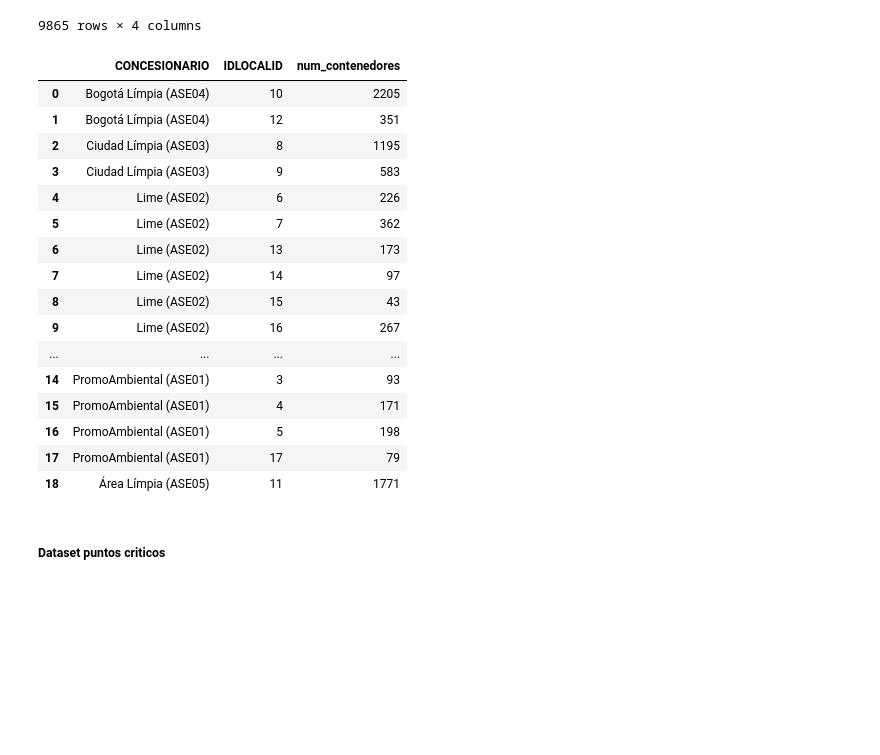
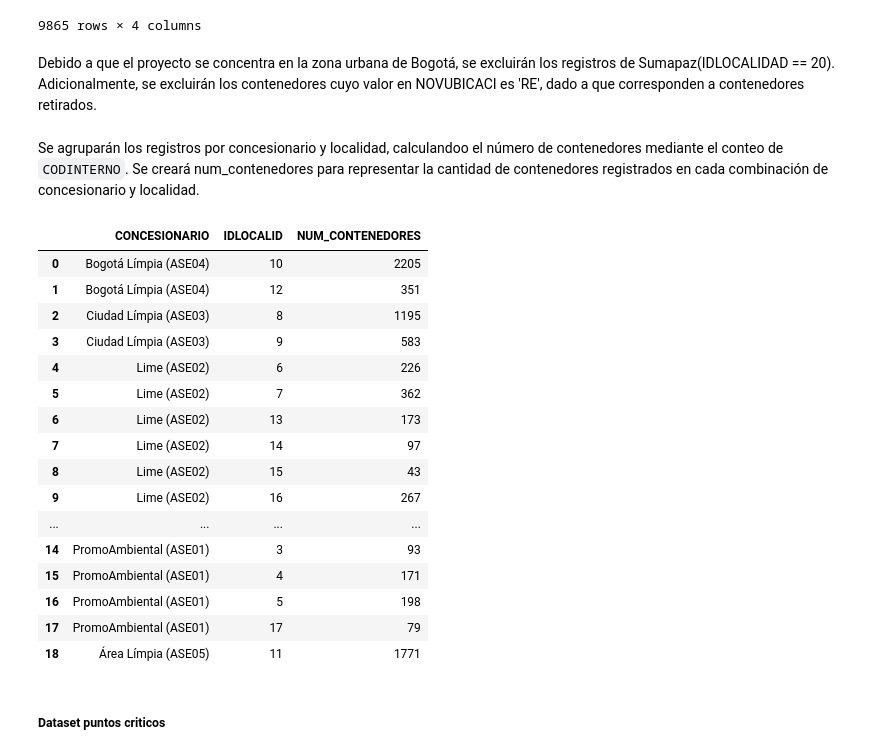
Before and after one commit to Ale92009/DATA1002_Proyecto2, a Jupyter notebook: notebooks/desarrollo.ipynb, the cells around one changed output. Cells and saved outputs as stored; diff of their text form; code cells hidden in the pictures; blank space fills up the shorter version.

```diff
--- a/notebooks/desarrollo.ipynb
+++ b/notebooks/desarrollo.ipynb
@@ -112,14 +309,18 @@ df_contenedores
 | 9863 | PromoAmbiental (ASE01) | 5 | AP201P038 | ET |
 | 9864 | PromoAmbiental (ASE01) | 1 | AP201P040 | ET |
 9865 rows × 4 columns
+# %% [markdown]
+Debido a que el proyecto se concentra en la zona urbana de Bogotá, se excluirán los registros de Sumapaz(IDLOCALIDAD == 20). Adicionalmente, se excluirán los contenedores cuyo valor en NOVUBICACI es 'RE', dado a que corresponden a contenedores retirados.
 # %%
-df_contenedores_limpio = df_contenedores[(df_contenedores['IDLOCALID'] != 20) & ((df_contenedores['NOVUBICACI'] == 'UC') | (df_contenedores['NOVUBICACI'] == 'ET'))]
+df_contenedores_limpio = df_contenedores[(df_contenedores['IDLOCALID'] != 20) & (df_contenedores['NOVUBICACI'] != 'RE')]
+# %% [markdown]
+Se agruparán los registros por concesionario y localidad, calculandoo el número de contenedores mediante el conteo de `CODINTERNO`. Se creará num_contenedores para representar la cantidad de contenedores registrados en cada combinación de concesionario y localidad.
 # %%
 contenedores = df_contenedores_limpio.groupby(['CONCESIONARIO', 'IDLOCALID'], as_index=False).agg(
-    num_contenedores=('CODINTERNO', 'count'))
+    NUM_CONTENEDORES=('CODINTERNO', 'count'))
 contenedores
 # %% [output]
-|  | CONCESIONARIO | IDLOCALID | num_contenedores |
+|  | CONCESIONARIO | IDLOCALID | NUM_CONTENEDORES |
 | 0 | Bogotá Límpia (ASE04) | 10 | 2205 |
 | 1 | Bogotá Límpia (ASE04) | 12 | 351 |
 | 2 | Ciudad Límpia (ASE03) | 8 | 1195 |
```
Also changed, not shown: parts of 33 cells of this notebook.
